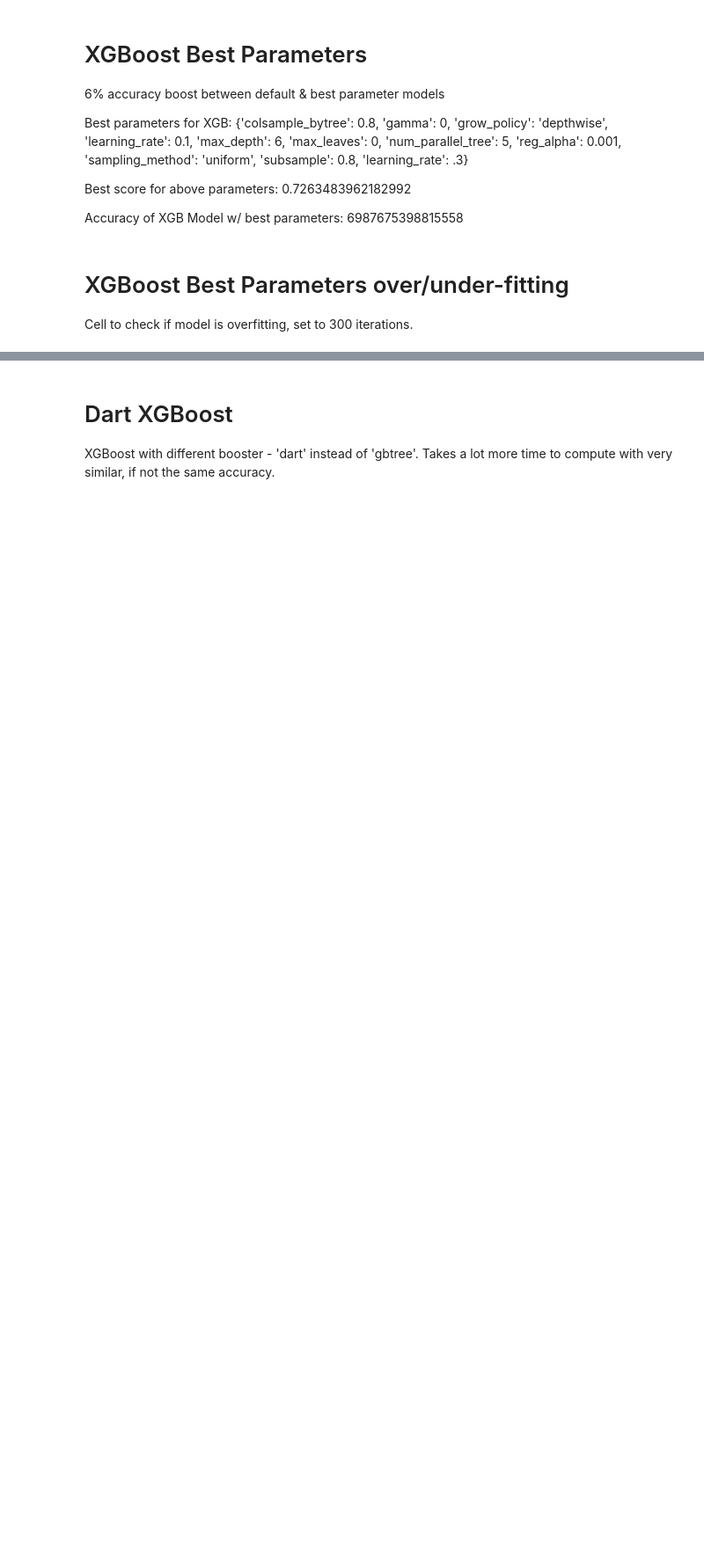
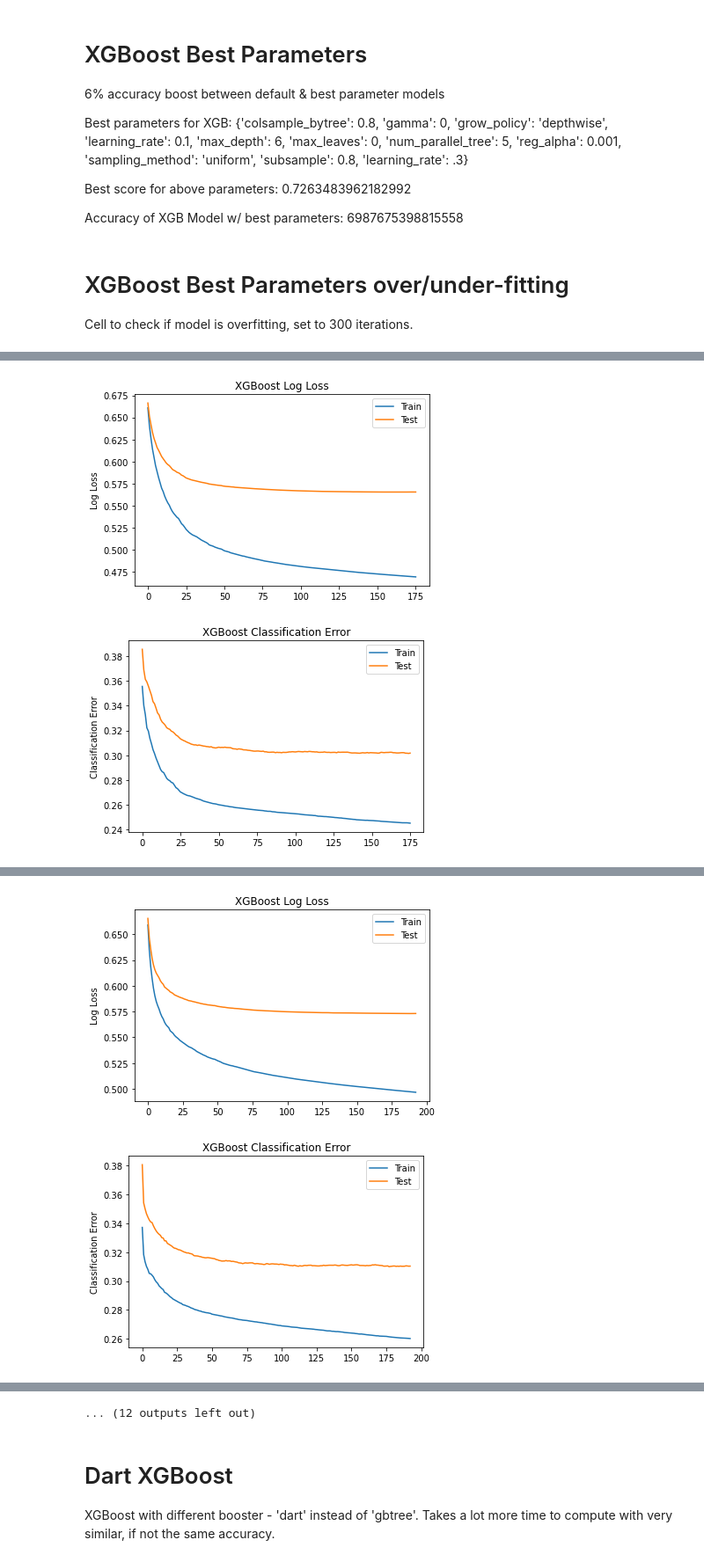
Before and after one commit to HubertLechowicz/kickstarter-predictor, a Jupyter notebook: classification_model.ipynb, the cells around one changed output, grey strips where cells are left out. Shown at 88% size. Cells and saved outputs as stored; diff of their text form; code cells hidden in the pictures; blank space fills up the shorter version.

Commit message:
XGBoost Over/Undersampling Comparison

```diff
--- a/classification_model.ipynb
+++ b/classification_model.ipynb
@@ -592,0 +434,73 @@ weighted avg       0.70      0.67      0.68     37206
+# %%
+ITERS = 10
+
+for key in train_data.keys():
+  xgb_eval_set = [(train_data[key]['x'], train_data[key]['y']), (test_data[key]['x'], test_data[key]['y'])]
+  scores = list()
+  matrixes = list()
+  CLASS_COUNT = 2
+  start = time.time()
+  print(key)
+
+  for i in range(ITERS):
+    print(f"\tWorking on {i + 1}/{ITERS}")
+    classifier_xgb_fitting = xgb.XGBClassifier(verbosity=1, tree_method='gpu_hist', n_jobs=-1, colsample_bytree=.8,
+                                            gamma=0, grow_policy='depthwise', learning_rate=.3, max_depth=6, max_leaves=0,
+                                            num_parallel_tree=5, reg_alpha=.001, sampling_method='uniform', subsample=.8, n_estimators=500)
+
+    classifier_xgb_fitting.fit(train_data[key]['x'], train_data[key]['y'], early_stopping_rounds=10,
+                              eval_set=xgb_eval_set, eval_metric=['error', 'logloss'], verbose=False)
+    classifier_xgb_fitting_predict = classifier_xgb_fitting.predict(test_data[key]['x'])
+
+    scores.append(classifier_xgb_fitting.score(test_data[key]['x'], test_data[key]['y']))
+    matrixes.append(pd.crosstab(test_data[key]['y'], classifier_xgb_fitting_predict))
+
+    print(f"\tDone {i + 1}/{ITERS}")
+
+  calc_time = time.time() - start
+  print(f"\tCalculation time: {round(calc_time, 2)}secs")
+  print(f"\tAverage Calculation time: {round(calc_time / ITERS, 2)}secs")
+
+
+  avg_matrix = pd.concat(matrixes)
+  avg_matrix_by_row_index = avg_matrix.groupby(avg_matrix.index)
+  conf_matrix_means = avg_matrix_by_row_index.mean()
+
+  recall = [conf_matrix_means.at[i%2,i%2] /  (conf_matrix_means.at[i%2,i%2] + conf_matrix_means.at[i%2,(i+1)%2]) for i in range(CLASS_COUNT)]
+  precision = [conf_matrix_means.at[i%2,i%2] /  (conf_matrix_means.at[i%2,i%2] + conf_matrix_means.at[(i+1)%2,i%2]) for i in range(CLASS_COUNT)]
+  f1score = [2*recall[i]*precision[i]/(recall[i]+precision[i]) for i in range(CLASS_COUNT)]
+
+  print("\tConfusion Matrix\n", conf_matrix_means)
+  print("\tRecall:", recall)
+  print("\tPrecision:", precision)
+  print("\tF1 Score:", f1score)
+
+  # validation_0 - Train Set
+  # validation_1 - Test Set
+
+  print(f"\tShowing last iteration over {key} model.")
+  # retrieve performance metrics
+  results = classifier_xgb_fitting.evals_result()
+  epochs = len(results['validation_0']['error'])
+  x_axis = range(0, epochs)
+
+  # plot log loss
+  fig, ax = plt.subplots()
+  ax.plot(x_axis, results['validation_0']['logloss'], label='Train')
+  ax.plot(x_axis, results['validation_1']['logloss'], label='Test')
+  ax.legend()
+  plt.ylabel('Log Loss')
+  plt.title('XGBoost Log Loss')
+  plt.show()
+
+  # plot classification error
+  fig, ax = plt.subplots()
+  ax.plot(x_axis, results['validation_0']['error'], label='Train')
+  ax.plot(x_axis, results['validation_1']['error'], label='Test')
+  ax.legend()
+  plt.ylabel('Classification Error')
+  plt.title('XGBoost Classification Error')
+  plt.show()
+
+  print('\n')
+# %% [output]
@@ -592,0 +524,2 @@ weighted avg       0.70      0.67      0.68     37206
+[figure, added]
+[figure, added]
@@ -592,0 +543,2 @@ weighted avg       0.70      0.67      0.68     37206
+[figure, added]
+[figure, added]
@@ -593,3 +583,4 @@ weighted avg       0.70      0.67      0.68     37206
+... (12 outputs left out)
 # %% [markdown]
 # Dart XGBoost
 XGBoost with different booster - 'dart' instead of 'gbtree'. Takes a lot more time to compute with very similar, if not the same accuracy.
```
Also changed, not shown: parts of 6 cells of this notebook.
